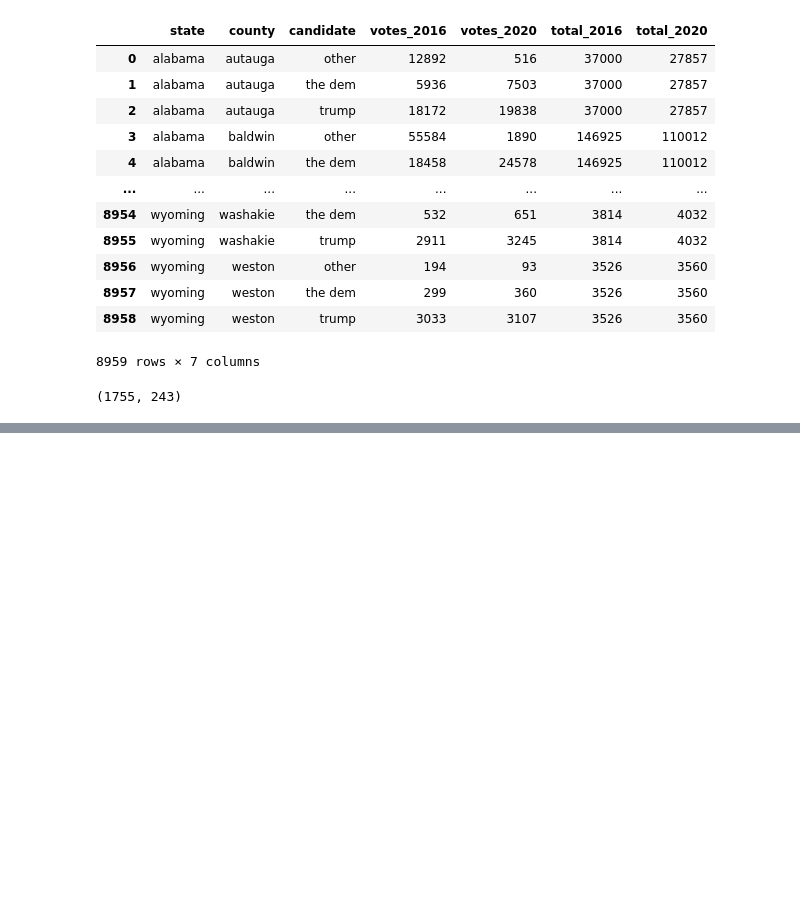
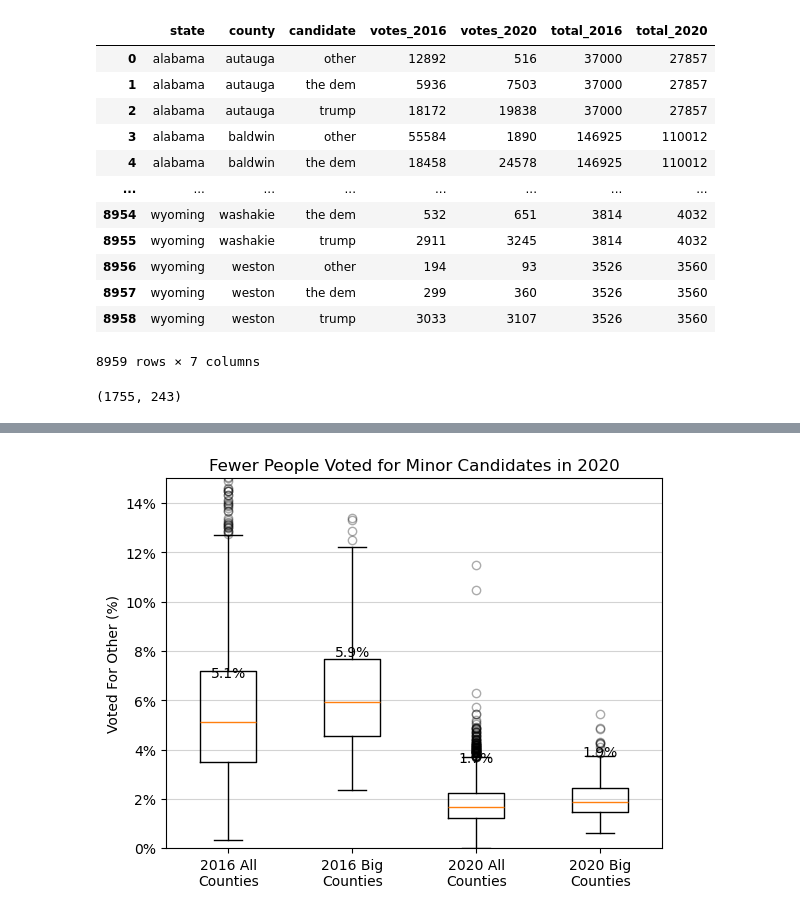
Before and after one commit to rmathena79/democracy, a Jupyter notebook: democracy.ipynb, the cells around one changed output, grey strips where cells are left out. Saved outputs shown, nothing was run; the diff lists cells and outputs as text; code cells hidden in the pictures; blank space fills up the shorter version.

```diff
--- a/democracy.ipynb
+++ b/democracy.ipynb
@@ -292,0 +303,25 @@ plt.show()
+# %%
+combo_slice = combo_df.loc[combo_df["candidate"] == "other"]
+big_slice = big_counties_df.loc[big_counties_df["candidate"] == "other"]
+
+# Thanks to: https://stackoverflow.com/questions/25973581/how-to-format-axis-number-format-to-thousands-with-a-comma
+plt.axes().yaxis.set_major_formatter(mpl.ticker.StrMethodFormatter("{x:.0%}"))
+plt.boxplot(
+        [combo_slice["pct_2016"], big_slice["pct_2016"],
+         combo_slice["pct_2020"], big_slice["pct_2020"]],
+        tick_labels = ["2016 All\nCounties", "2016 Big\nCounties",
+                       "2020 All\nCounties", "2020 Big\nCounties"],
+        flierprops= {"alpha": 0.33} )
+plt.title("Fewer People Voted for Minor Candidates in 2020")
+plt.ylabel("Voted For Other (%)")
+plt.ylim((0,0.15))
+plt.grid(axis="y", which="major", color="lightgrey")
+
+add_percent_above_value(plt, 1, combo_slice["pct_2016"].median(), digits=1)
+add_percent_above_value(plt, 2, big_slice["pct_2016"].median(), digits=1)
+add_percent_above_value(plt, 3, combo_slice["pct_2020"].median(), digits=1)
+add_percent_above_value(plt, 4, big_slice["pct_2020"].median(), digits=1)
+
+plt.show()
+# %% [output]
+[figure, added]
```
Also changed, not shown: parts of 5 cells of this notebook, 1 other file.
